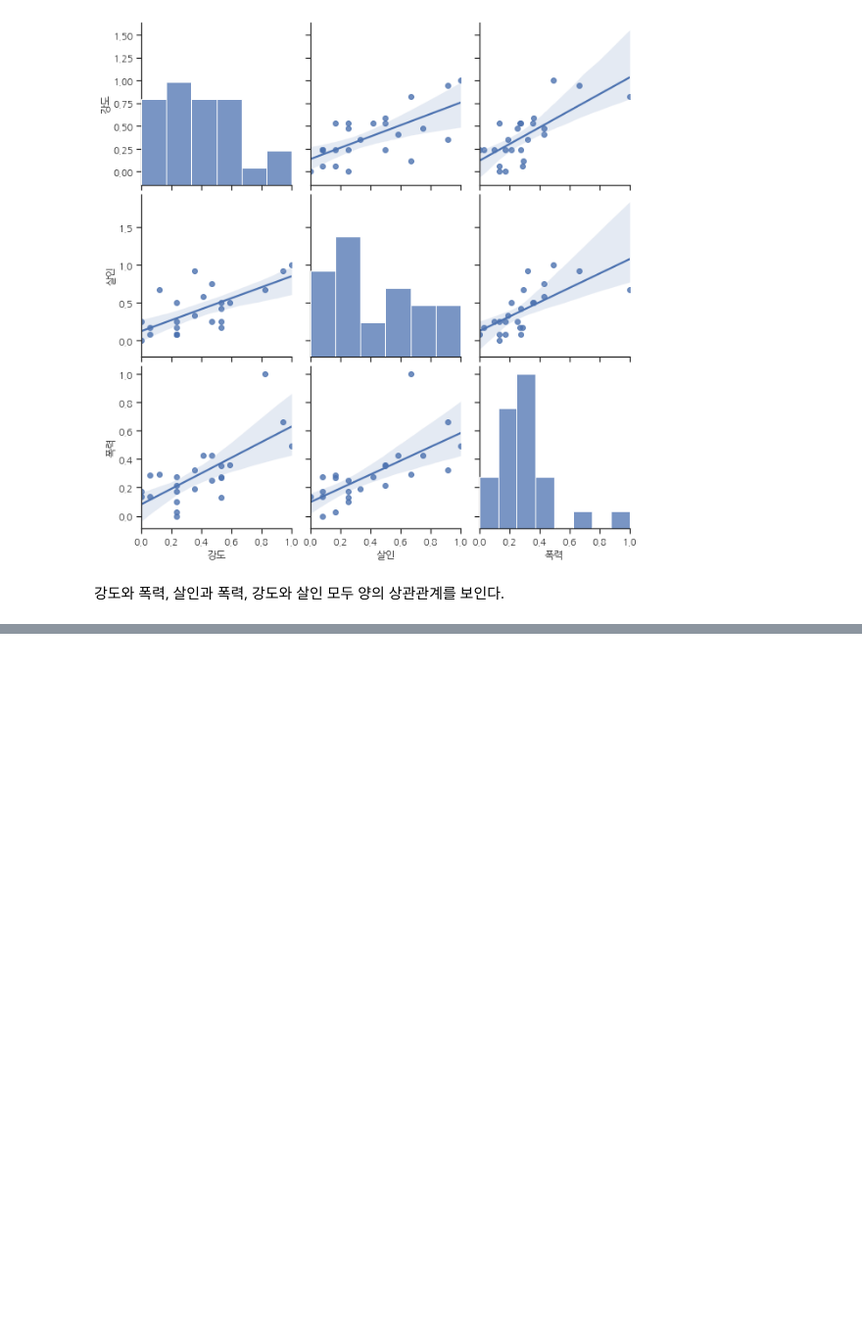
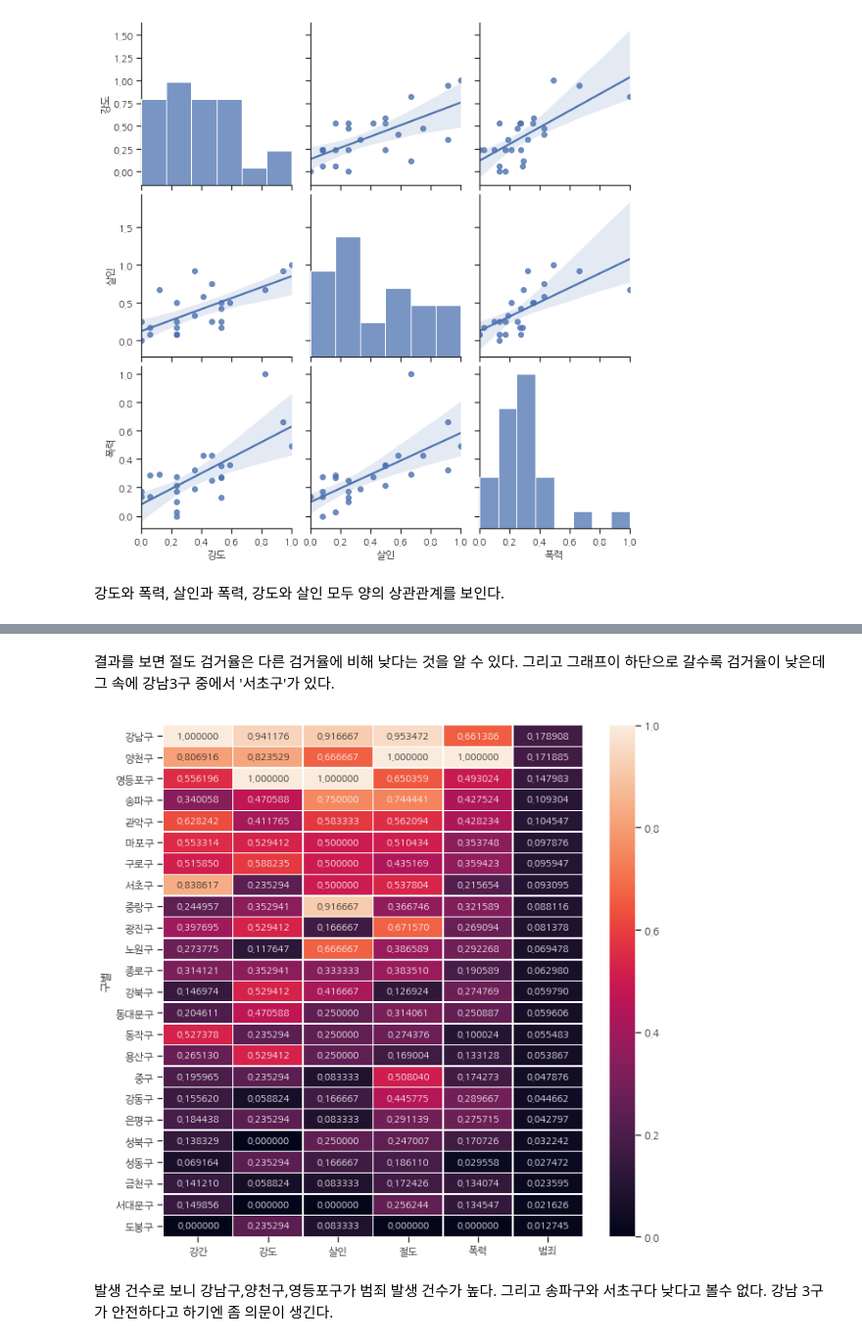
Before and after one commit to jaeyoon89/python_datascience_study, a Jupyter notebook: ch2_crime_in_seoul.ipynb, the cells around one changed output, grey strips where cells are left out. Shown at 98% size. Drawn from its saved outputs; the diff is of its cells as text; code cells hidden in the pictures; blank space fills up the shorter version.

```diff
--- a/ch2_crime_in_seoul.ipynb
+++ b/ch2_crime_in_seoul.ipynb
@@ -602,0 +645,14 @@ sns.pairplot(crime_anal_norm
+# %% [markdown]
+결과를 보면 절도 검거율은 다른 검거율에 비해 낮다는 것을 알 수 있다. 그리고 그래프이 하단으로 갈수록 검거율이 낮은데 그 속에 강남3구 중에서 '서초구'가 있다.
+# %%
+target_col = ['강간','강도','살인','절도','폭력','범죄']
+
+crime_anal_norm['범죄'] = crime_anal_norm['범죄'] / 5
+crime_anal_norm_sort = crime_anal_norm.sort_values(by='범죄', ascending=False)
+plt.figure(figsize = (10,10))
+sns.heatmap(crime_anal_norm_sort[target_col], annot=True, fmt='f', linewidth=.5)
+plt.show()
+# %% [output]
+[figure, added]
+# %% [markdown]
+발생 건수로 보니 강남구,양천구,영등포구가 범죄 발생 건수가 높다. 그리고 송파구와 서초구다 낮다고 볼수 없다. 강남 3구가 안전하다고 하기엔 좀 의문이 생긴다.
```
Also changed, not shown: parts of 19 cells of this notebook.
